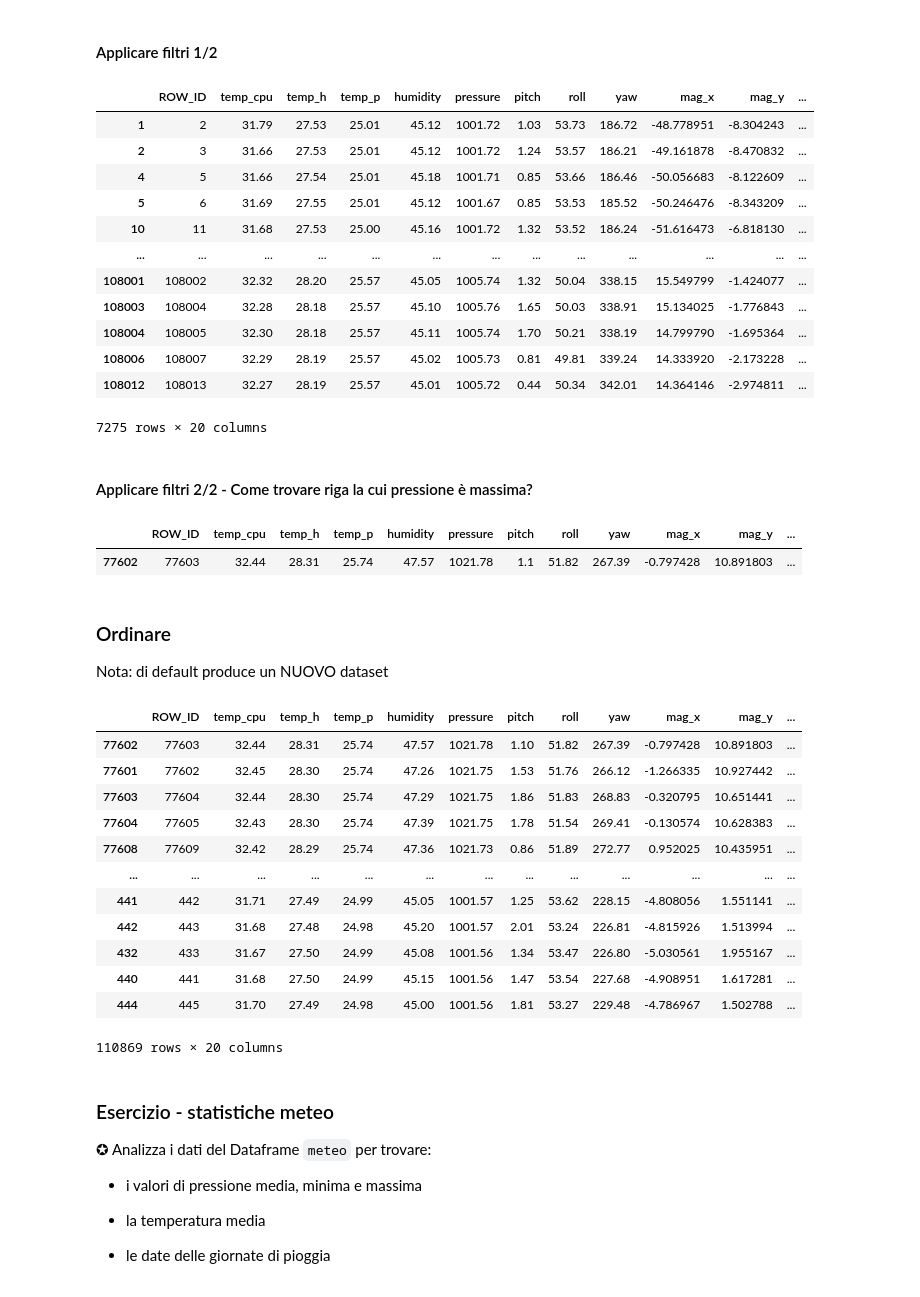
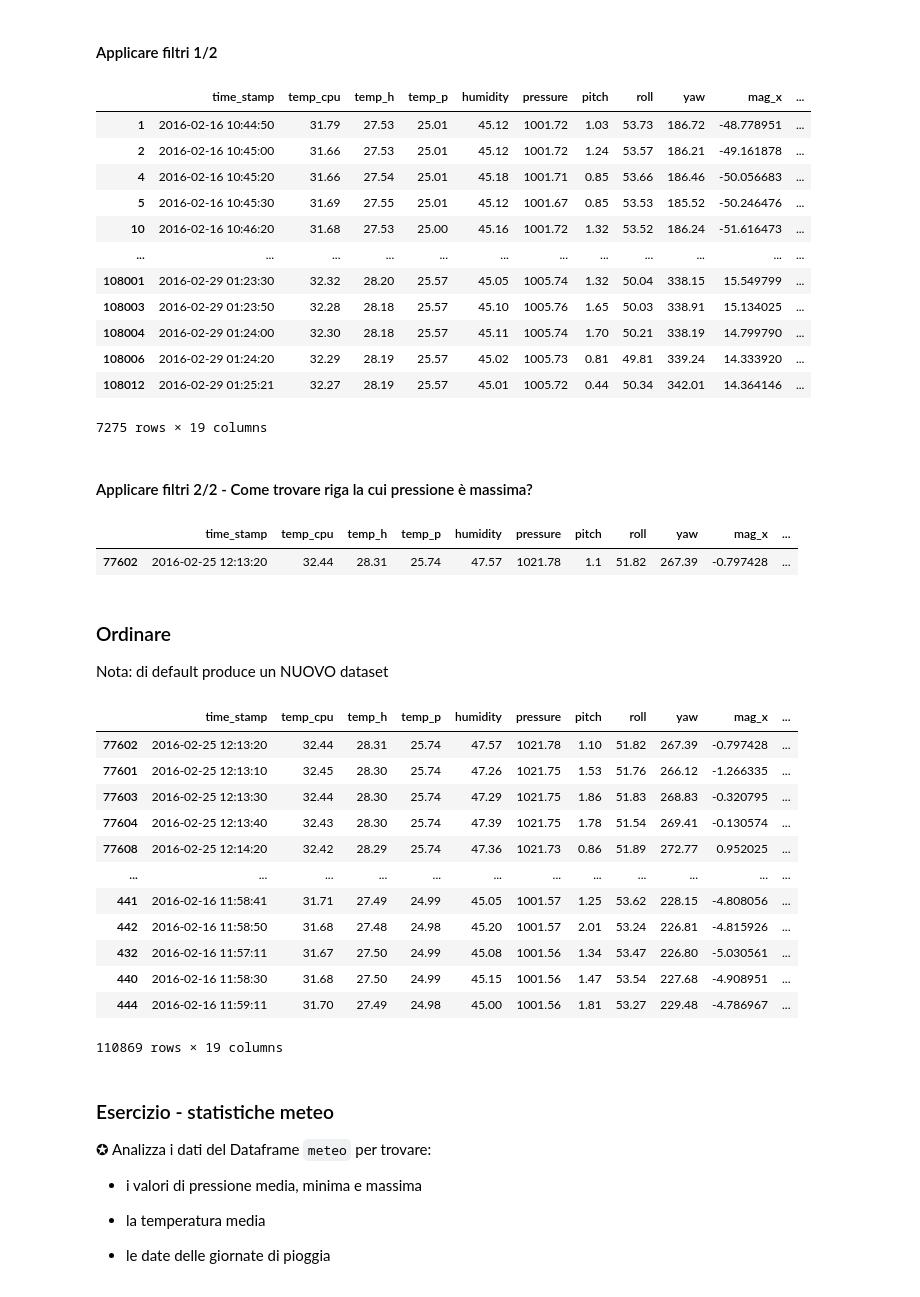
Before and after one commit to DavidLeoni/2024-glowbp, a Jupyter notebook: pandas/pandas1-sol.ipynb, the cells around one changed output. Cells and saved outputs as stored; diff of their text form; code cells hidden in the pictures.

```diff
--- a/pandas/pandas1-sol.ipynb
+++ b/pandas/pandas1-sol.ipynb
@@ -58,7 +58,7 @@ Per analizzare rapidamente dataset che stanno in RAM
 # %%
 import pandas as pd
 import numpy as np
-df = pd.read_csv('Columbus_Ed_astro_pi_datalog.csv', encoding='UTF-8')
+df = pd.read_csv('astropi.csv', encoding='UTF-8')
 # %%
 df.info()
 # %% [output]
@@ -447,28 +455,28 @@ Name: humidity, Length: 110869, dtype: bool
 # %% [markdown]
 #### Applicare filtri 1/2
 # %%
-df[  (df.humidity > 45.0) & (df.humidity < 45.20)   ]
+df[  (df.humidity > 45.0) & (df.humidity < 45.2)   ]
 # %% [output]
-|  | ROW_ID | temp_cpu | temp_h | temp_p | humidity | pressure | pitch | roll | yaw | mag_x | mag_y | ... |
-| 1 | 2 | 31.79 | 27.53 | 25.01 | 45.12 | 1001.72 | 1.03 | 53.73 | 186.72 | -48.778951 | -8.304243 | ... |
-| 2 | 3 | 31.66 | 27.53 | 25.01 | 45.12 | 1001.72 | 1.24 | 53.57 | 186.21 | -49.161878 | -8.470832 | ... |
-| 4 | 5 | 31.66 | 27.54 | 25.01 | 45.18 | 1001.71 | 0.85 | 53.66 | 186.46 | -50.056683 | -8.122609 | ... |
-| 5 | 6 | 31.69 | 27.55 | 25.01 | 45.12 | 1001.67 | 0.85 | 53.53 | 185.52 | -50.246476 | -8.343209 | ... |
-| 10 | 11 | 31.68 | 27.53 | 25.00 | 45.16 | 1001.72 | 1.32 | 53.52 | 186.24 | -51.616473 | -6.818130 | ... |
-| ... | ... | ... | ... | ... | ... | ... | ... | ... | ... | ... | ... | ... |
-| 108001 | 108002 | 32.32 | 28.20 | 25.57 | 45.05 | 1005.74 | 1.32 | 50.04 | 338.15 | 15.549799 | -1.424077 | ... |
-| 108003 | 108004 | 32.28 | 28.18 | 25.57 | 45.10 | 1005.76 | 1.65 | 50.03 | 338.91 | 15.134025 | -1.776843 | ... |
-| 108004 | 108005 | 32.30 | 28.18 | 25.57 | 45.11 | 1005.74 | 1.70 | 50.21 | 338.19 | 14.799790 | -1.695364 | ... |
-| 108006 | 108007 | 32.29 | 28.19 | 25.57 | 45.02 | 1005.73 | 0.81 | 49.81 | 339.24 | 14.333920 | -2.173228 | ... |
-| 108012 | 108013 | 32.27 | 28.19 | 25.57 | 45.01 | 1005.72 | 0.44 | 50.34 | 342.01 | 14.364146 | -2.974811 | ... |
+|  | time_stamp | temp_cpu | temp_h | temp_p | humidity | pressure | pitch | roll | yaw | mag_x | ... |
+| 1 | 2016-02-16 10:44:50 | 31.79 | 27.53 | 25.01 | 45.12 | 1001.72 | 1.03 | 53.73 | 186.72 | -48.778951 | ... |
+| 2 | 2016-02-16 10:45:00 | 31.66 | 27.53 | 25.01 | 45.12 | 1001.72 | 1.24 | 53.57 | 186.21 | -49.161878 | ... |
+| 4 | 2016-02-16 10:45:20 | 31.66 | 27.54 | 25.01 | 45.18 | 1001.71 | 0.85 | 53.66 | 186.46 | -50.056683 | ... |
+| 5 | 2016-02-16 10:45:30 | 31.69 | 27.55 | 25.01 | 45.12 | 1001.67 | 0.85 | 53.53 | 185.52 | -50.246476 | ... |
+| 10 | 2016-02-16 10:46:20 | 31.68 | 27.53 | 25.00 | 45.16 | 1001.72 | 1.32 | 53.52 | 186.24 | -51.616473 | ... |
+| ... | ... | ... | ... | ... | ... | ... | ... | ... | ... | ... | ... |
+| 108001 | 2016-02-29 01:23:30 | 32.32 | 28.20 | 25.57 | 45.05 | 1005.74 | 1.32 | 50.04 | 338.15 | 15.549799 | ... |
+| 108003 | 2016-02-29 01:23:50 | 32.28 | 28.18 | 25.57 | 45.10 | 1005.76 | 1.65 | 50.03 | 338.91 | 15.134025 | ... |
+| 108004 | 2016-02-29 01:24:00 | 32.30 | 28.18 | 25.57 | 45.11 | 1005.74 | 1.70 | 50.21 | 338.19 | 14.799790 | ... |
+| 108006 | 2016-02-29 01:24:20 | 32.29 | 28.19 | 25.57 | 45.02 | 1005.73 | 0.81 | 49.81 | 339.24 | 14.333920 | ... |
+| 108012 | 2016-02-29 01:25:21 | 32.27 | 28.19 | 25.57 | 45.01 | 1005.72 | 0.44 | 50.34 | 342.01 | 14.364146 | ... |
-7275 rows × 20 columns
+7275 rows × 19 columns
 # %% [markdown]
 #### Applicare filtri 2/2 - Come trovare riga la cui pressione è massima?
 # %%
 df[  (df.pressure == df.pressure.values.max())  ]
 # %% [output]
-|  | ROW_ID | temp_cpu | temp_h | temp_p | humidity | pressure | pitch | roll | yaw | mag_x | mag_y | ... |
-| 77602 | 77603 | 32.44 | 28.31 | 25.74 | 47.57 | 1021.78 | 1.1 | 51.82 | 267.39 | -0.797428 | 10.891803 | ... |
+|  | time_stamp | temp_cpu | temp_h | temp_p | humidity | pressure | pitch | roll | yaw | mag_x | ... |
+| 77602 | 2016-02-25 12:13:20 | 32.44 | 28.31 | 25.74 | 47.57 | 1021.78 | 1.1 | 51.82 | 267.39 | -0.797428 | ... |
 # %% [markdown]
 ### Ordinare
 
@@ -476,19 +484,19 @@ Nota: di default produce un NUOVO dataset
 # %%
 df.sort_values('pressure',ascending=False)
 # %% [output]
-|  | ROW_ID | temp_cpu | temp_h | temp_p | humidity | pressure | pitch | roll | yaw | mag_x | mag_y | ... |
-| 77602 | 77603 | 32.44 | 28.31 | 25.74 | 47.57 | 1021.78 | 1.10 | 51.82 | 267.39 | -0.797428 | 10.891803 | ... |
-| 77601 | 77602 | 32.45 | 28.30 | 25.74 | 47.26 | 1021.75 | 1.53 | 51.76 | 266.12 | -1.266335 | 10.927442 | ... |
-| 77603 | 77604 | 32.44 | 28.30 | 25.74 | 47.29 | 1021.75 | 1.86 | 51.83 | 268.83 | -0.320795 | 10.651441 | ... |
-| 77604 | 77605 | 32.43 | 28.30 | 25.74 | 47.39 | 1021.75 | 1.78 | 51.54 | 269.41 | -0.130574 | 10.628383 | ... |
-| 77608 | 77609 | 32.42 | 28.29 | 25.74 | 47.36 | 1021.73 | 0.86 | 51.89 | 272.77 | 0.952025 | 10.435951 | ... |
-| ... | ... | ... | ... | ... | ... | ... | ... | ... | ... | ... | ... | ... |
-| 441 | 442 | 31.71 | 27.49 | 24.99 | 45.05 | 1001.57 | 1.25 | 53.62 | 228.15 | -4.808056 | 1.551141 | ... |
-| 442 | 443 | 31.68 | 27.48 | 24.98 | 45.20 | 1001.57 | 2.01 | 53.24 | 226.81 | -4.815926 | 1.513994 | ... |
-| 432 | 433 | 31.67 | 27.50 | 24.99 | 45.08 | 1001.56 | 1.34 | 53.47 | 226.80 | -5.030561 | 1.955167 | ... |
-| 440 | 441 | 31.68 | 27.50 | 24.99 | 45.15 | 1001.56 | 1.47 | 53.54 | 227.68 | -4.908951 | 1.617281 | ... |
-| 444 | 445 | 31.70 | 27.49 | 24.98 | 45.00 | 1001.56 | 1.81 | 53.27 | 229.48 | -4.786967 | 1.502788 | ... |
+|  | time_stamp | temp_cpu | temp_h | temp_p | humidity | pressure | pitch | roll | yaw | mag_x | ... |
+| 77602 | 2016-02-25 12:13:20 | 32.44 | 28.31 | 25.74 | 47.57 | 1021.78 | 1.10 | 51.82 | 267.39 | -0.797428 | ... |
+| 77601 | 2016-02-25 12:13:10 | 32.45 | 28.30 | 25.74 | 47.26 | 1021.75 | 1.53 | 51.76 | 266.12 | -1.266335 | ... |
+| 77603 | 2016-02-25 12:13:30 | 32.44 | 28.30 | 25.74 | 47.29 | 1021.75 | 1.86 | 51.83 | 268.83 | -0.320795 | ... |
+| 77604 | 2016-02-25 12:13:40 | 32.43 | 28.30 | 25.74 | 47.39 | 1021.75 | 1.78 | 51.54 | 269.41 | -0.130574 | ... |
+| 77608 | 2016-02-25 12:14:20 | 32.42 | 28.29 | 25.74 | 47.36 | 1021.73 | 0.86 | 51.89 | 272.77 | 0.952025 | ... |
+| ... | ... | ... | ... | ... | ... | ... | ... | ... | ... | ... | ... |
+| 441 | 2016-02-16 11:58:41 | 31.71 | 27.49 | 24.99 | 45.05 | 1001.57 | 1.25 | 53.62 | 228.15 | -4.808056 | ... |
+| 442 | 2016-02-16 11:58:50 | 31.68 | 27.48 | 24.98 | 45.20 | 1001.57 | 2.01 | 53.24 | 226.81 | -4.815926 | ... |
+| 432 | 2016-02-16 11:57:11 | 31.67 | 27.50 | 24.99 | 45.08 | 1001.56 | 1.34 | 53.47 | 226.80 | -5.030561 | ... |
+| 440 | 2016-02-16 11:58:30 | 31.68 | 27.50 | 24.99 | 45.15 | 1001.56 | 1.47 | 53.54 | 227.68 | -4.908951 | ... |
+| 444 | 2016-02-16 11:59:11 | 31.70 | 27.49 | 24.98 | 45.00 | 1001.56 | 1.81 | 53.27 | 229.48 | -4.786967 | ... |
-110869 rows × 20 columns
+110869 rows × 19 columns
 # %% [markdown]
 ### Esercizio - statistiche meteo
 
```
Also changed, not shown: parts of 53 cells of this notebook, 4 other files.
